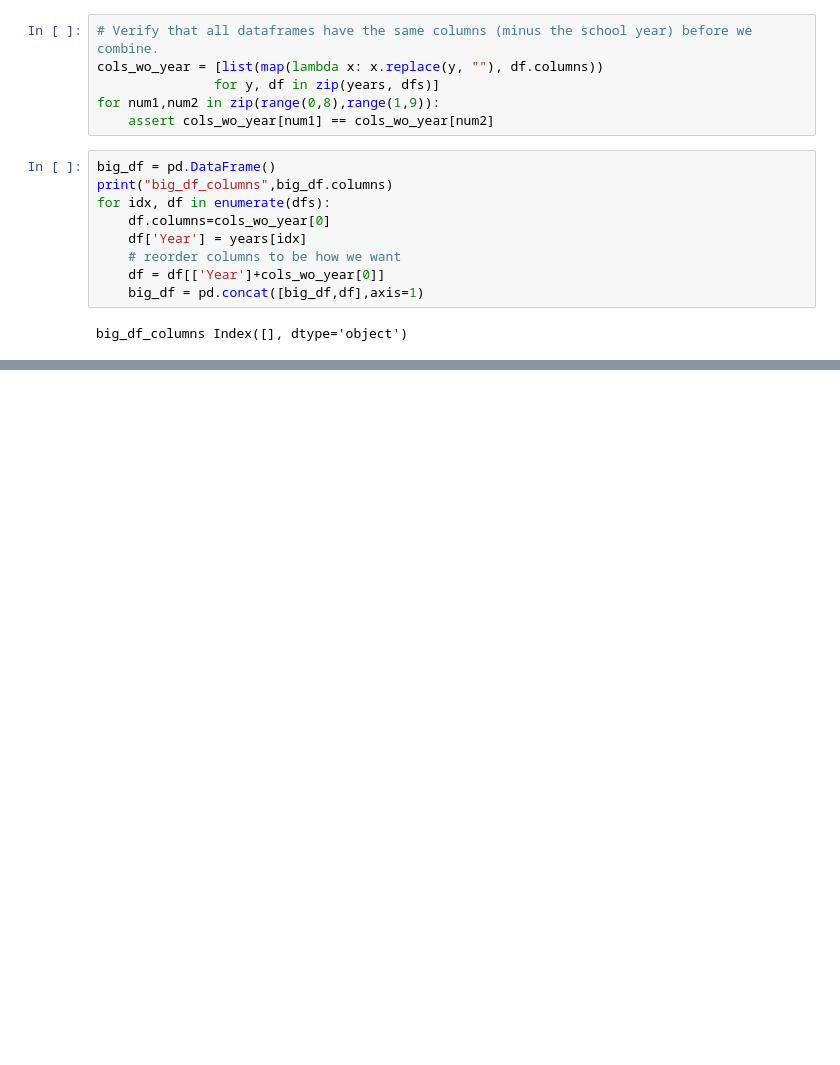
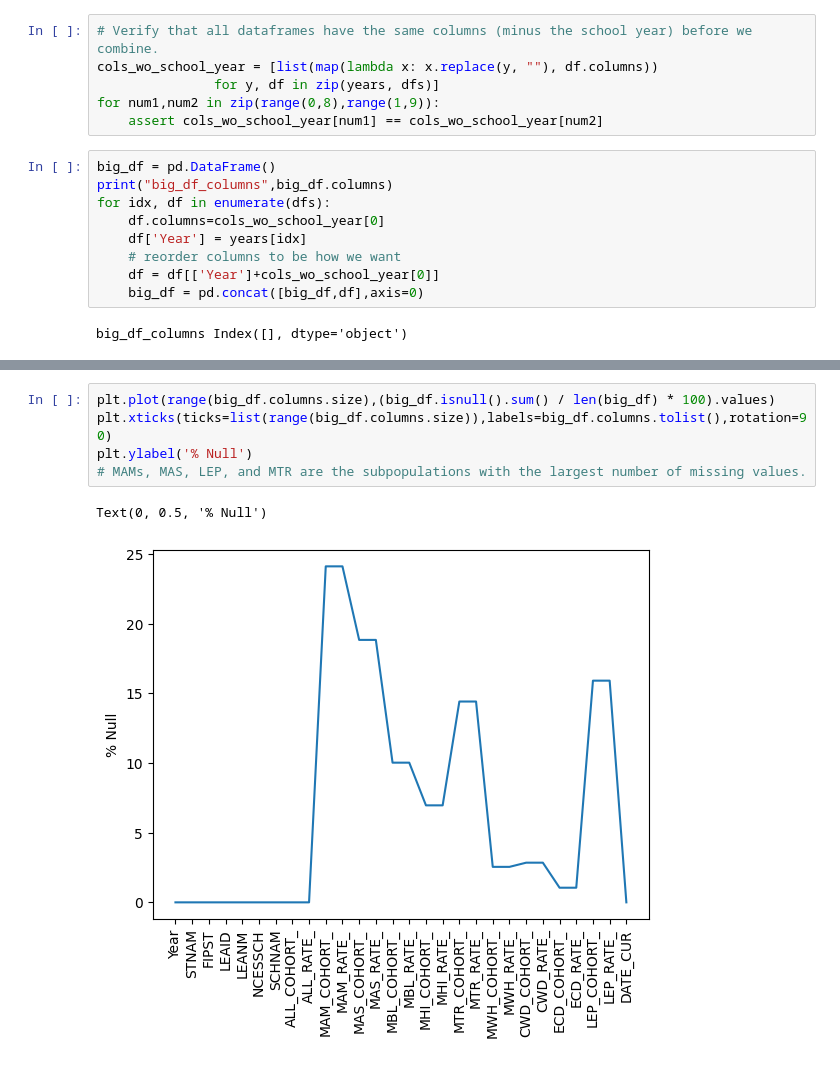
Before and after one commit to georgetown-analytics/student-outcomes, a Jupyter notebook: notebooks/EDA_graduation_rate.ipynb, the cells around one changed output, grey strips where cells are left out. Cells and saved outputs as stored; diff of their text form; blank space fills up the shorter version.

```diff
--- a/notebooks/EDA_graduation_rate.ipynb
+++ b/notebooks/EDA_graduation_rate.ipynb
@@ -96,19 +98,19 @@ dfs[8].drop(['ST_LEAID', 'ST_SCHID', 'FCS_RATE_'+idx8_sr, 'FCS_COHORT_'+idx8_sr,
             'HOM_RATE_'+idx8_sr, 'HOM_COHORT_'+idx8_sr], axis=1, inplace=True)
 # %%
 # Verify that all dataframes have the same columns (minus the school year) before we combine.
-cols_wo_year = [list(map(lambda x: x.replace(y, ""), df.columns))
+cols_wo_school_year = [list(map(lambda x: x.replace(y, ""), df.columns))
                for y, df in zip(years, dfs)]
 for num1,num2 in zip(range(0,8),range(1,9)):
-    assert cols_wo_year[num1] == cols_wo_year[num2]
+    assert cols_wo_school_year[num1] == cols_wo_school_year[num2]
 # %%
 big_df = pd.DataFrame()
 print("big_df_columns",big_df.columns)
 for idx, df in enumerate(dfs):
-    df.columns=cols_wo_year[0]
+    df.columns=cols_wo_school_year[0]
     df['Year'] = years[idx]
     # reorder columns to be how we want
-    df = df[['Year']+cols_wo_year[0]]
-    big_df = pd.concat([big_df,df],axis=1)
+    df = df[['Year']+cols_wo_school_year[0]]
+    big_df = pd.concat([big_df,df],axis=0)
 # %% [output]
 big_df_columns Index([], dtype='object')
 # %%
@@ -121,0 +159,8 @@ big_df.head(n=3)
+# %%
+plt.plot(range(big_df.columns.size),(big_df.isnull().sum() / len(big_df) * 100).values)
+plt.xticks(ticks=list(range(big_df.columns.size)),labels=big_df.columns.tolist(),rotation=90)
+plt.ylabel('% Null')
+# MAMs, MAS, LEP, and MTR are the subpopulations with the largest number of missing values.
+# %% [output]
+Text(0, 0.5, '% Null')
+[figure, added]
```
Also changed, not shown: parts of 14 cells of this notebook, 2 other files.
